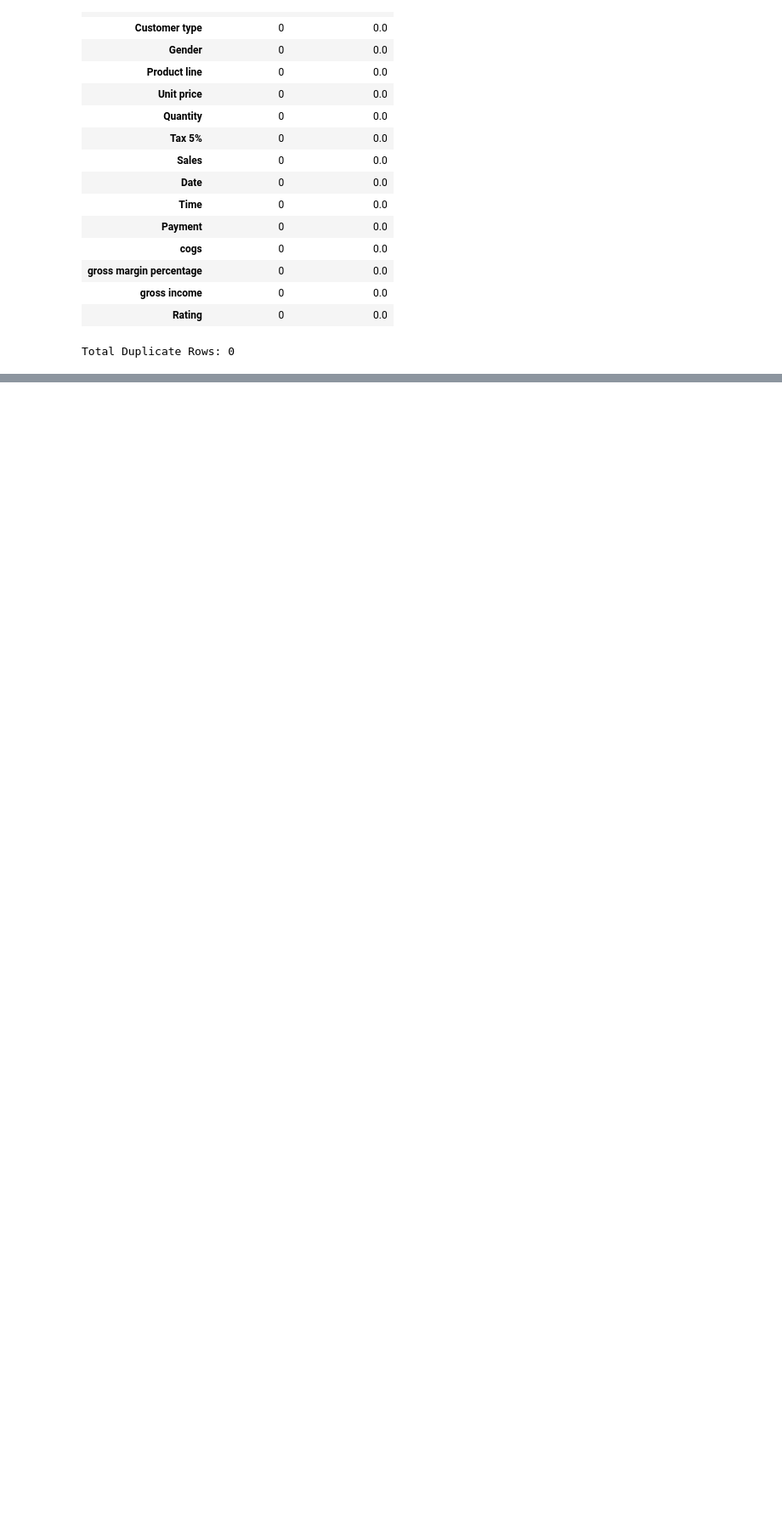
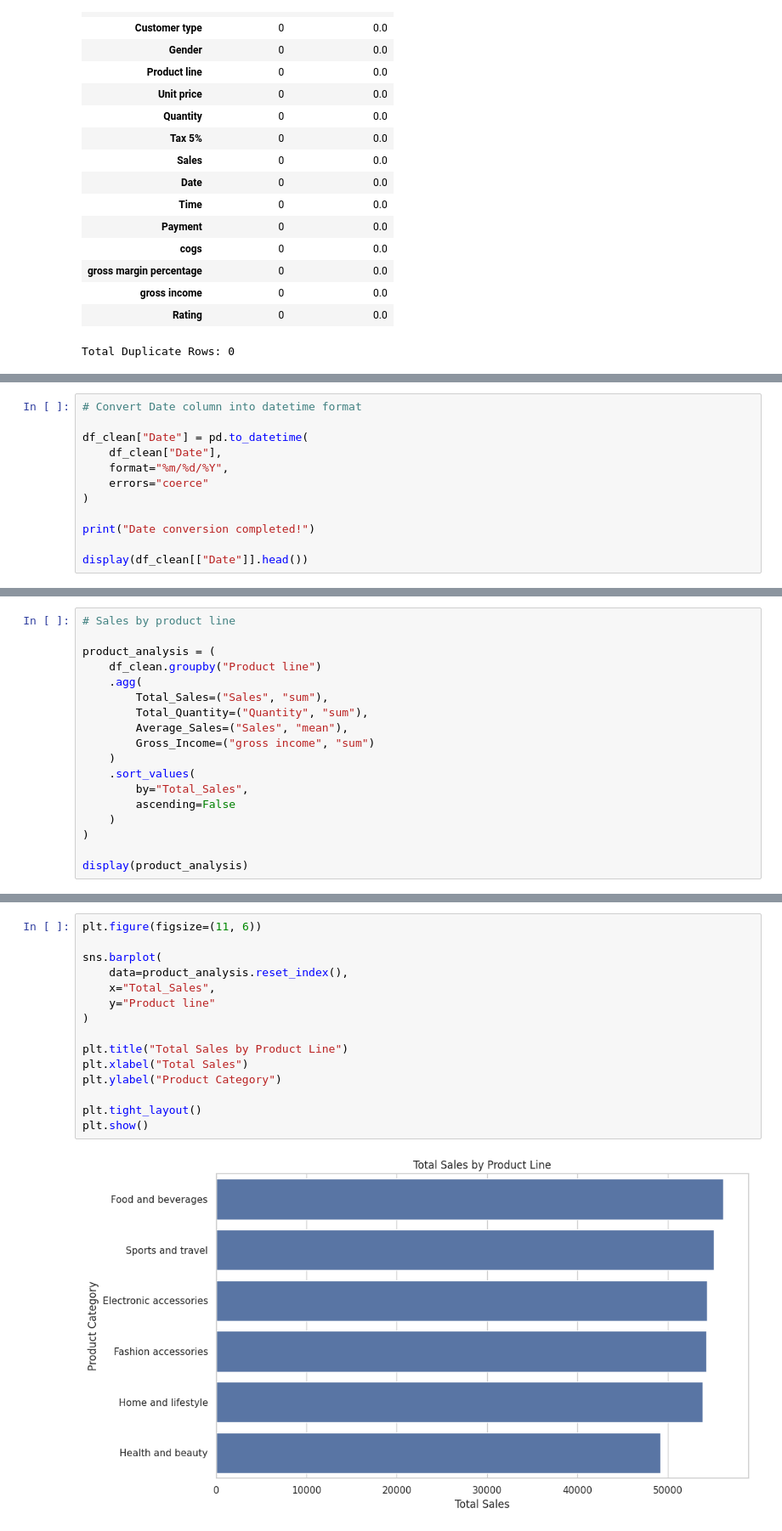
Before and after one commit to Aryan-kumar23/supermarket-sales-analysis, a Jupyter notebook: notebooks/01_sales_analysis.ipynb, the cells around one changed output, grey strips where cells are left out. Shown at 85% size. Saved outputs shown, nothing was run; the diff lists cells and outputs as text; blank space fills up the shorter version.

Commit message:
Add data cleaning and preprocessing

```diff
--- a/notebooks/01_sales_analysis.ipynb
+++ b/notebooks/01_sales_analysis.ipynb
@@ -260,0 +378,12 @@ Total Duplicate Rows: 0
+# %%
+# Convert Date column into datetime format
+
+df_clean["Date"] = pd.to_datetime(
+    df_clean["Date"],
+    format="%m/%d/%Y",
+    errors="coerce"
+)
+
+print("Date conversion completed!")
+
+display(df_clean[["Date"]].head())
@@ -260,0 +538,18 @@ Total Duplicate Rows: 0
+# %%
+# Sales by product line
+
+product_analysis = (
+    df_clean.groupby("Product line")
+    .agg(
+        Total_Sales=("Sales", "sum"),
+        Total_Quantity=("Quantity", "sum"),
+        Average_Sales=("Sales", "mean"),
+        Gross_Income=("gross income", "sum")
+    )
+    .sort_values(
+        by="Total_Sales",
+        ascending=False
+    )
+)
+
+display(product_analysis)
@@ -260,0 +565,17 @@ Total Duplicate Rows: 0
+# %%
+plt.figure(figsize=(11, 6))
+
+sns.barplot(
+    data=product_analysis.reset_index(),
+    x="Total_Sales",
+    y="Product line"
+)
+
+plt.title("Total Sales by Product Line")
+plt.xlabel("Total Sales")
+plt.ylabel("Product Category")
+
+plt.tight_layout()
+plt.show()
+# %% [output]
+[figure, added]
```
Also changed, not shown: parts of 25 cells of this notebook.
